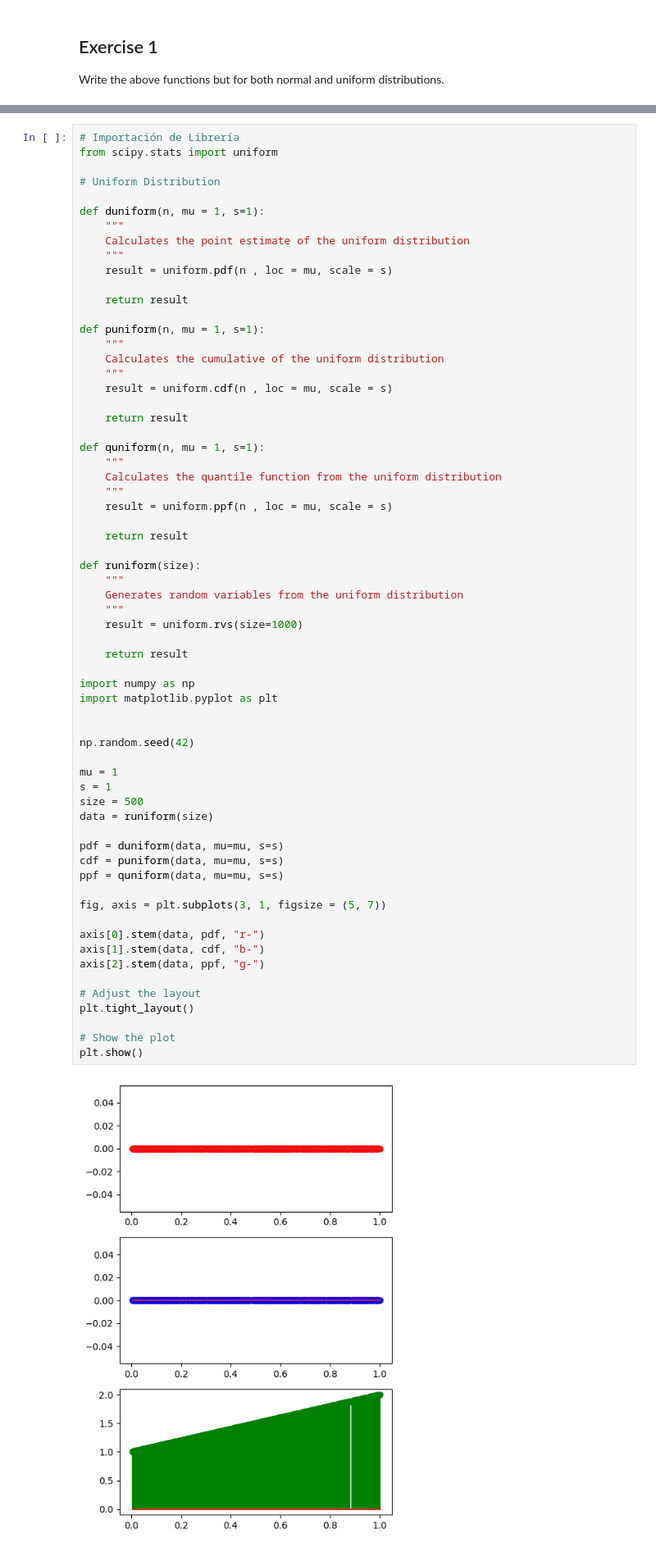
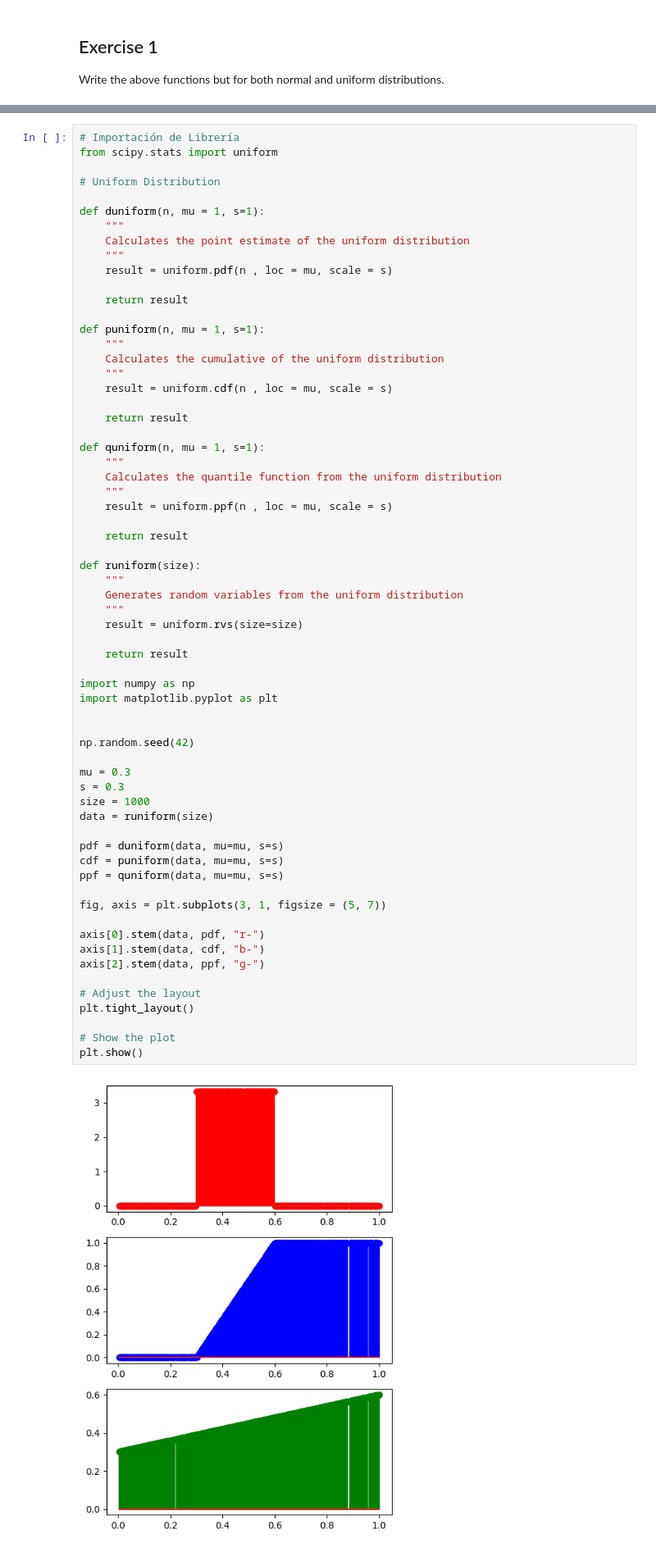
Before and after one commit to Bere333/probability-distribution-exercises-project-with-python, a Jupyter notebook: notebook/problems.ipynb, the cells around one changed output, grey strips where cells are left out. Shown at 82% size. Cells and saved outputs as stored; diff of their text form.

Commit message:
fixed uniform distribution

```diff
--- a/notebook/problems.ipynb
+++ b/notebook/problems.ipynb
@@ -185,35 +185,35 @@ def runiform(size):
     """
     Generates random variables from the uniform distribution
     """
-    result = uniform.rvs(size=1000)
+    result = uniform.rvs(size=size)
 
     return result
 
 import numpy as np
 import matplotlib.pyplot as plt
 
 
 np.random.seed(42)
 
-mu = 1
-s = 1
-size = 500
+mu = 0.3
+s = 0.3
+size = 1000
 data = runiform(size)
 
 pdf = duniform(data, mu=mu, s=s)
 cdf = puniform(data, mu=mu, s=s)
 ppf = quniform(data, mu=mu, s=s)
 
 fig, axis = plt.subplots(3, 1, figsize = (5, 7))
 
 axis[0].stem(data, pdf, "r-")
 axis[1].stem(data, cdf, "b-")
 axis[2].stem(data, ppf, "g-")
 
 # Adjust the layout
 plt.tight_layout()
 
 # Show the plot
 plt.show()
 # %% [output]
-[figure, old version]
+[figure, new version]
```
Also changed, not shown: parts of 1 cell of this notebook.
